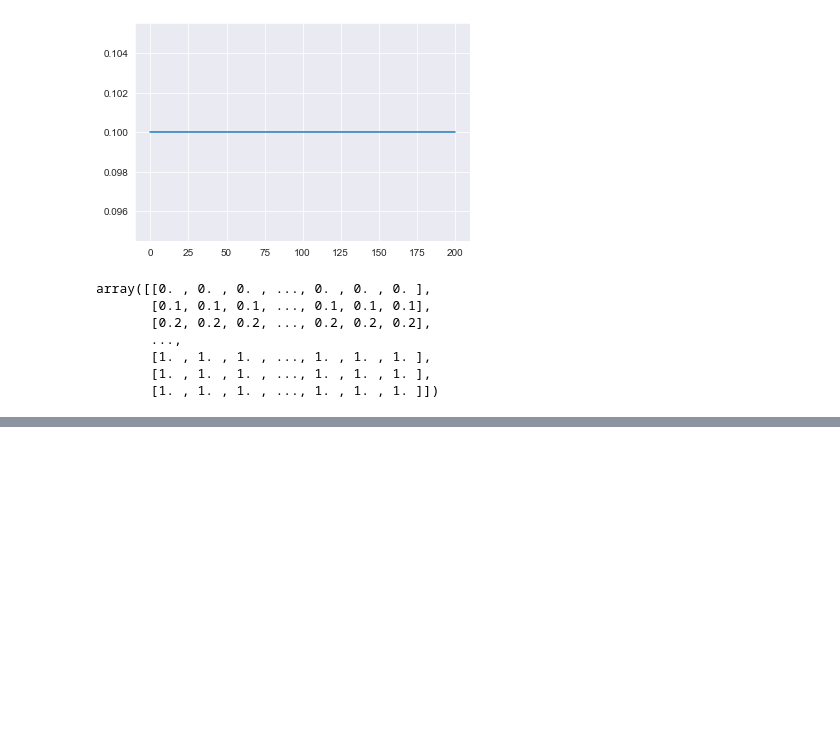
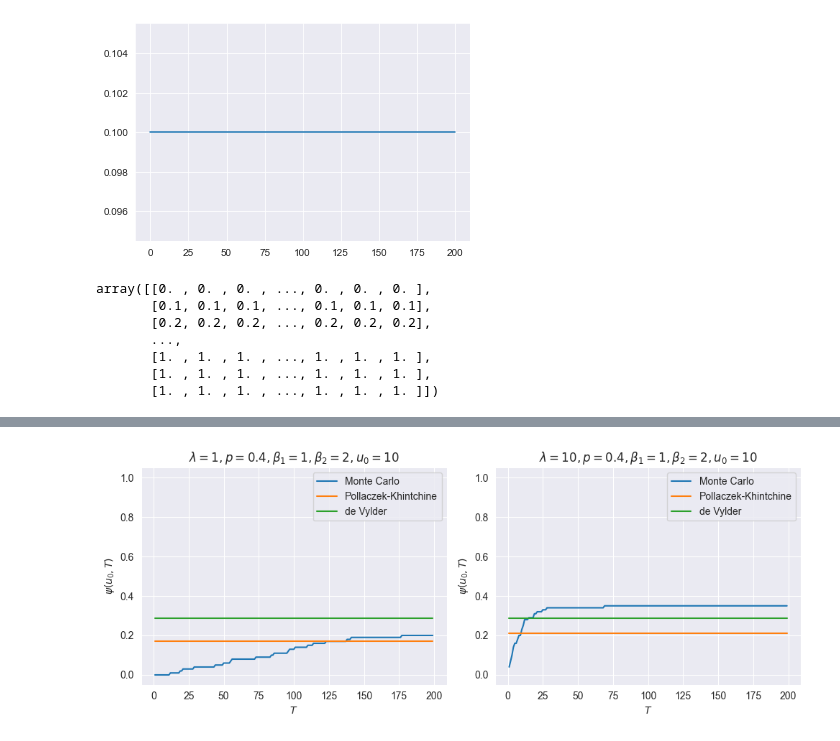
Before and after one commit to martyna-B/IMFI-reports, a Jupyter notebook: Report 2/Report 2.IPYNB, the cells around one changed output, grey strips where cells are left out. Cells and saved outputs as stored; diff of their text form; code cells hidden in the pictures; blank space fills up the shorter version.

```diff
--- a/Report 2/Report 2.IPYNB
+++ b/Report 2/Report 2.IPYNB
@@ -602,0 +683,26 @@ def MC_simulate(steps, T_arr):
+# %%
+fig, ax = plt.subplots(1, 2, figsize=(10, 4))
+steps = 100
+T_vec = np.arange(1, 200)
+
+for i, poiss_lmbd  in enumerate([1, 10]):
+    rp = RuinProcess("mixed", {"p": 0.4, "lmbd_1":1, "lmbd_2": 1/2}, poisson_lbd=poiss_lmbd, T=200)
+    rp.MC_simulate(steps, T_vec)
+    rp.MC_ruin_probability(u_vec = [10], plot = False)
+    rp.PC_simulate(steps)
+    rp.PC_ruin_probability(u_vec = [10], plot = False)
+    rp.Vylder_simulate()
+    rp.Vylder_ruin_probability(u_vec = np.array([10]), plot = False)
+    ax[i].plot(T_vec, np.concatenate(list(rp.ruin_probability_MC.values())), label = "Monte Carlo")
+    ax[i].plot(T_vec, rp.ruin_probability_PC * np.ones(199), label = "Pollaczek-Khintchine")
+    ax[i].plot(T_vec, rp.ruin_probability_V * np.ones(199), label = "de Vylder")
+    # ax[i, j].plot(T_vec, (1/(1+rp.theta))*np.exp((-beta*rp.theta*10*np.ones(199))/(1+rp.theta)), label = "Analytical") # TODO what's the analytical formula?
+    ax[i].set_title(f"$\lambda = {poiss_lmbd}, p = 0.4, \\beta_1 = 1, \\beta_2 = 2, u_0 = 10$")
+    ax[i].set_xlabel("$T$")
+    ax[i].set_ylabel("$\psi(u_0, T)$")
+    ax[i].set_ylim(-0.05, 1.05)
+    ax[i].legend()
+    plt.tight_layout()
+plt.savefig("plots/task_2_T.svg")
+# %% [output]
+[figure, added]
```
Also changed, not shown: parts of 10 cells of this notebook, 4 other files.
